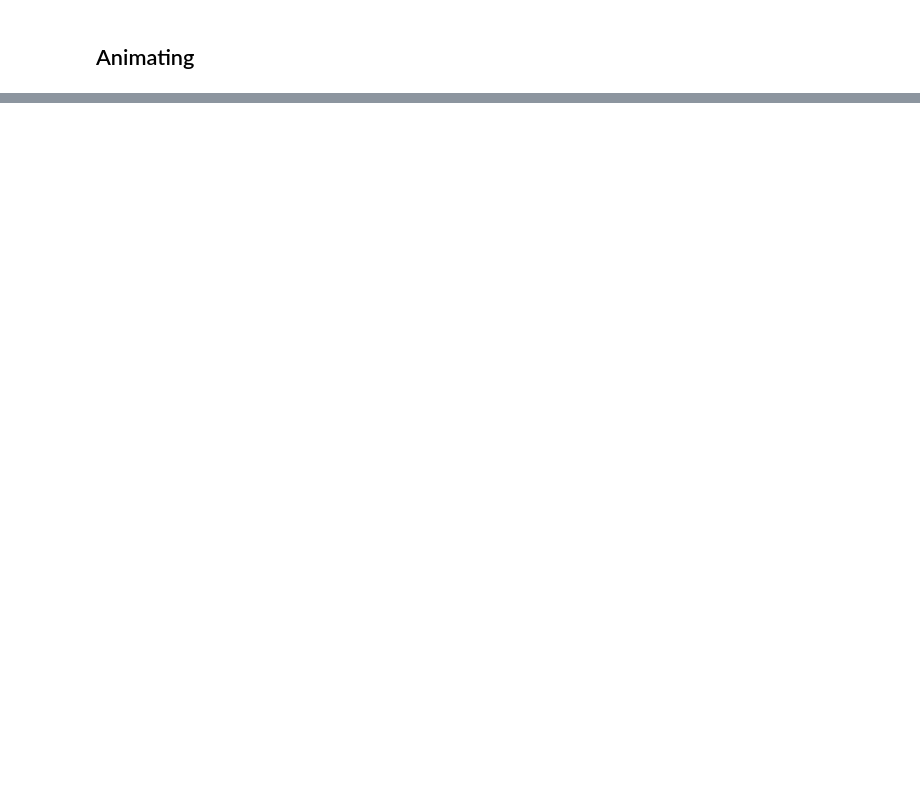
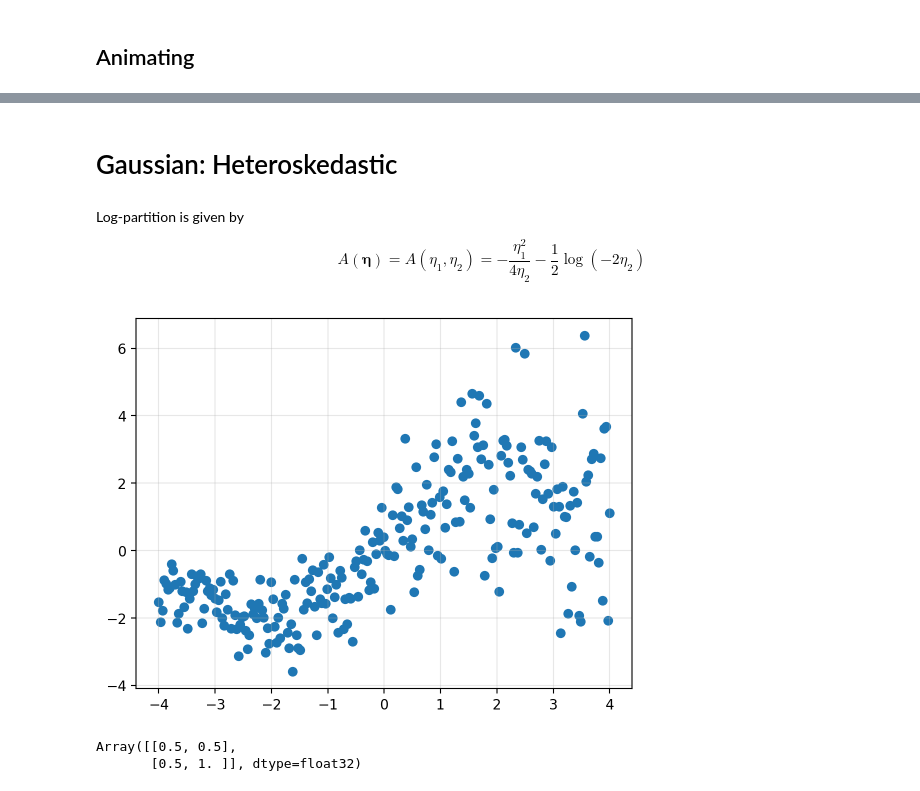
Before and after one commit to gerdm/bayes, a Jupyter notebook: exponential-families-ekf.ipynb, the cells around one changed output, grey strips where cells are left out. Drawn from its saved outputs; the diff is of its cells as text; code cells hidden in the pictures; blank space fills up the shorter version.

```diff
--- a/exponential-families-ekf.ipynb
+++ b/exponential-families-ekf.ipynb
@@ -156,0 +170,45 @@ MovieWriter ffmpeg unavailable; using Pillow instead.
+# %% [markdown]
+# Gaussian: Heteroskedastic
+# %% [markdown]
+Log-partition is given by
+
+$$
+    A(\boldsymbol\eta) = A(\eta_1, \eta_2) = -\frac{\eta_1^2}{4\eta_2} - \frac{1}{2}\log(-2\eta_2)
+$$
+# %%
+def fourier_basis(domain, b_coef, include_bias=False):
+    return jnp.c_[domain, domain ** 2]
+# %%
+key = jax.random.PRNGKey(3141)
+key_data, key_train = jax.random.split(key)
+
+
+n_samples = 250
+key_x, key_y, key_basis = jax.random.split(key_data, 3)
+
+key_noise, key_y = jax.random.split(key_y)
+err = jax.random.normal(key_y, (n_samples,))
+
+x = jnp.linspace(-4, 4, n_samples)
+
+# scales = jax.random.uniform(key_noise, (n_samples,), minval=0.01, maxval=1.0)
+# scales = jnp.linspace(0.01, 1.0, n_samples)
+scales = np.sqrt(jnp.exp(x / 3))
+err = err * scales
+
+
+y_clean = 0.5 * x + jnp.sin(x)
+y = y_clean + err
+
+# ixs_new = jax.random.choice(key_x, n_samples, (n_samples,), replace=False)
+# x, y = x[ixs_new], y[ixs_new]
+# y_clean = y_clean[ixs_new]
+
+num_basis, input_dim = 3, 1
+b = jax.random.normal(key_basis, (num_basis, input_dim)) * 0.8
+X = fourier_basis(x[:, None], b)
+
+plt.scatter(x, y)
+plt.grid(alpha=0.3)
+# %% [output]
+[figure, added]
@@ -156,0 +224,6 @@ MovieWriter ffmpeg unavailable; using Pillow instead.
+# %%
+eta_init = jnp.array([1.0, -1.0])
+covariance(eta_init)
+# %% [output]
+Array([[0.5, 0.5],
+       [0.5, 1. ]], dtype=float32)
```
Also changed, not shown: parts of 20 cells of this notebook.
